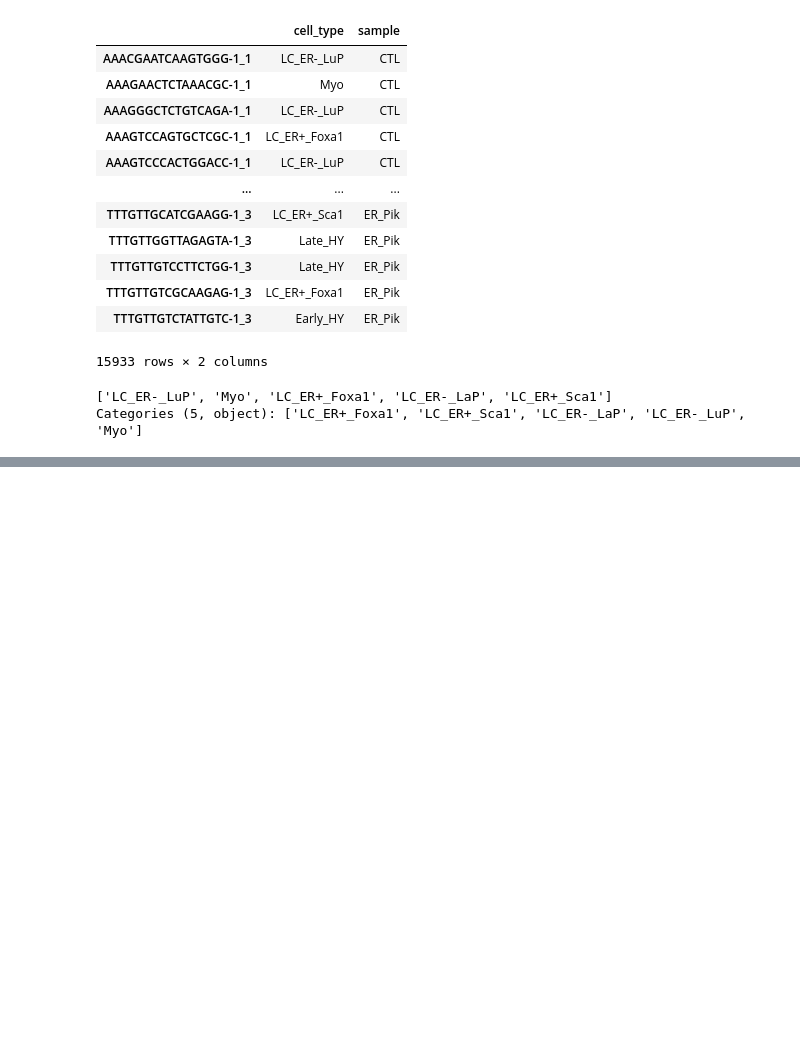
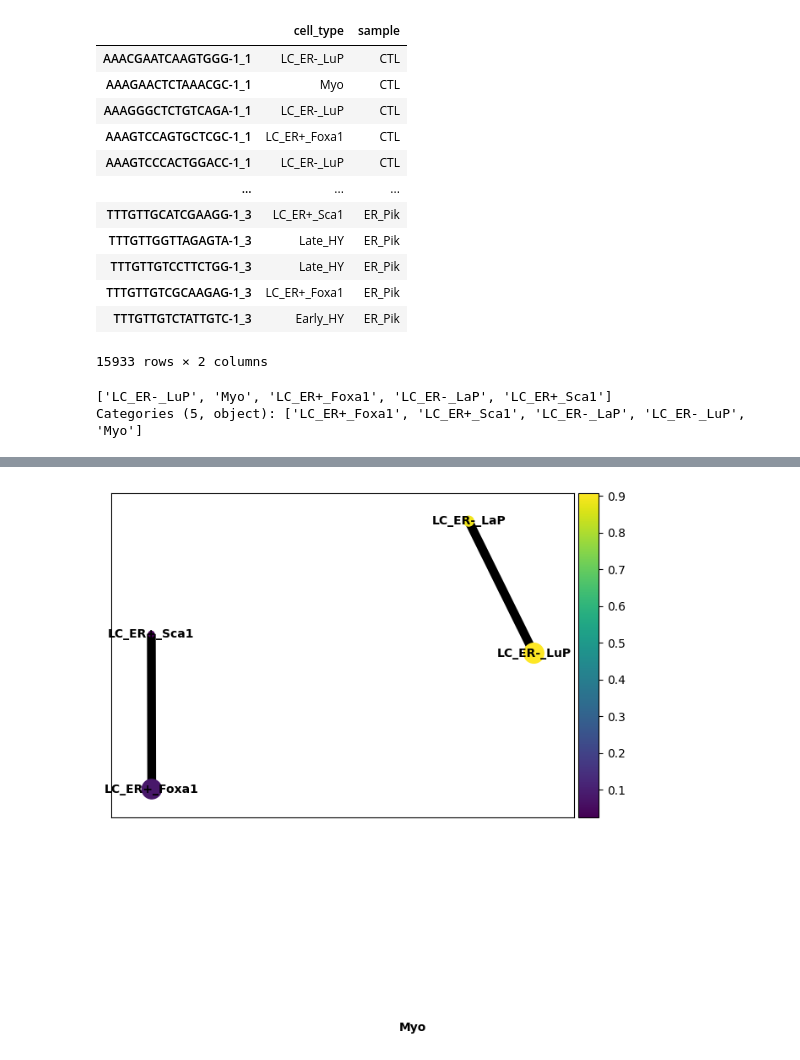
Before and after one commit to yurasong/Pik3ca_MG_analysis, a Jupyter notebook: 01_scRNA-seq/01-01_CTL-ERPik-KitPik/04_Pseudotime-RNAVelocity/05_PAGA/PAGA_CTL.ipynb, the cells around one changed output, grey strips where cells are left out. Drawn from its saved outputs; the diff is of its cells as text; code cells hidden in the pictures; blank space fills up the shorter version.

```diff
--- a/01_scRNA-seq/01-01_CTL-ERPik-KitPik/04_Pseudotime-RNAVelocity/05_PAGA/PAGA_CTL.ipynb
+++ b/01_scRNA-seq/01-01_CTL-ERPik-KitPik/04_Pseudotime-RNAVelocity/05_PAGA/PAGA_CTL.ipynb
@@ -57,0 +77,4 @@ sc.tl.dpt(adata_sub, n_dcs=10)   # pseudotime in adata_sub.obs['dpt_pseudotime']
+# %%
+sc.pl.paga(adata_sub, color="dpt_rescaled", cmap="viridis", threshold=0.5)
+# %% [output]
+[figure, added]
```
Also changed, not shown: parts of 11 cells of this notebook, 2 other files.
